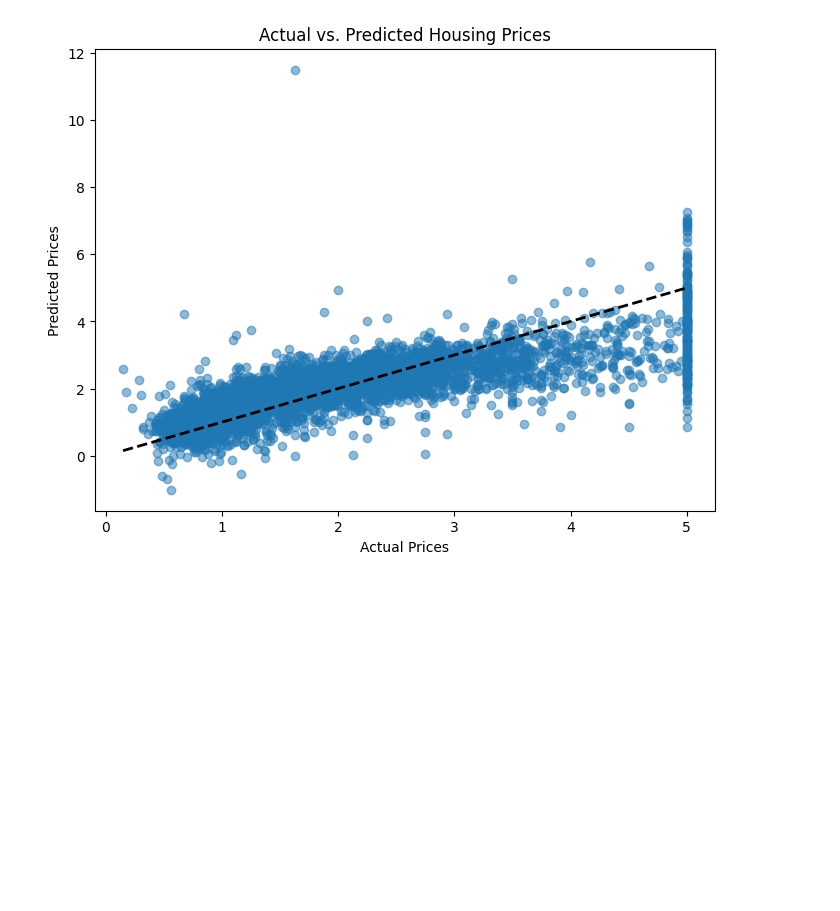
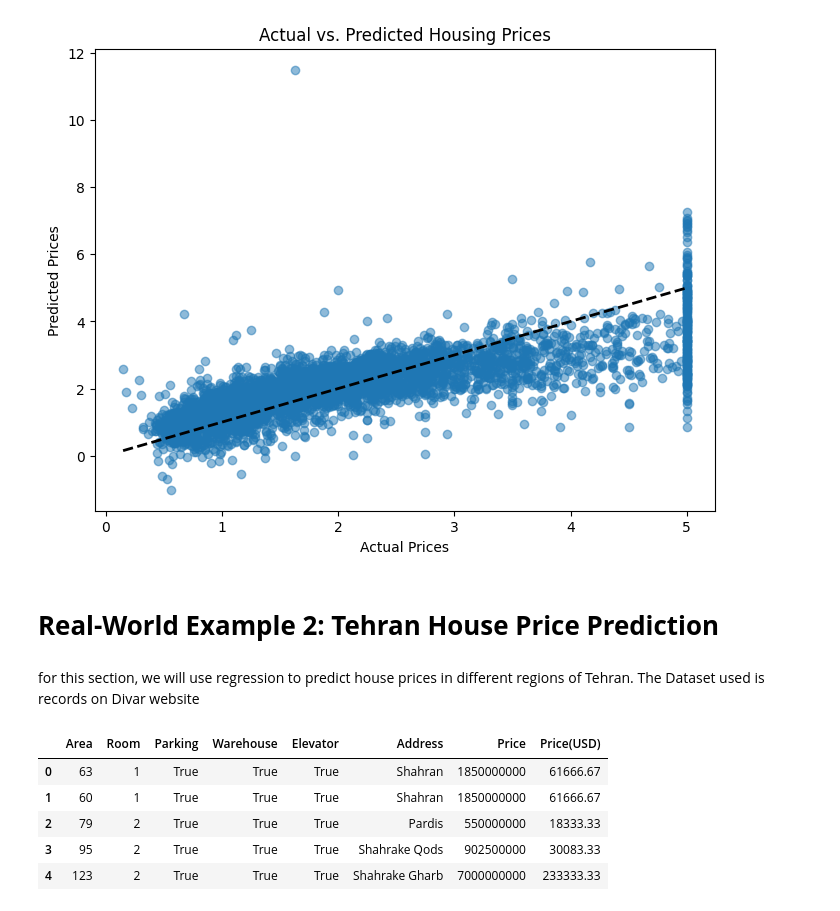
Before and after one commit to hoseinAkbari97/machine_learning_course, a Jupyter notebook: Chapter_01_Supervised_Learning/regression/Linear_Regression_1.ipynb, the cells around one changed output. Saved outputs shown, nothing was run; the diff lists cells and outputs as text; code cells hidden in the pictures; blank space fills up the shorter version.

```diff
--- a/Chapter_01_Supervised_Learning/regression/Linear_Regression_1.ipynb
+++ b/Chapter_01_Supervised_Learning/regression/Linear_Regression_1.ipynb
@@ -566,3 +566,7 @@ plt.title('Actual vs. Predicted Housing Prices')
 plt.show()
 # %% [output]
 [figure]
+# %% [markdown]
+# **Real-World Example 2: Tehran House Price Prediction**
+# %% [markdown]
+for this section, we will use regression to predict house prices in different regions of Tehran. The Dataset used is records on Divar website
@@ -568,0 +581,12 @@ plt.show()
+# %%
+file_path = '/content/sample_data/housePrice.xlsx'
+df = pd.read_excel(file_path)
+
+df.head()
+# %% [output]
+|  | Area | Room | Parking | Warehouse | Elevator | Address | Price | Price(USD) |
+| 0 | 63 | 1 | True | True | True | Shahran | 1850000000 | 61666.67 |
+| 1 | 60 | 1 | True | True | True | Shahran | 1850000000 | 61666.67 |
+| 2 | 79 | 2 | True | True | True | Pardis | 550000000 | 18333.33 |
+| 3 | 95 | 2 | True | True | True | Shahrake Qods | 902500000 | 30083.33 |
+| 4 | 123 | 2 | True | True | True | Shahrake Gharb | 7000000000 | 233333.33 |
```
Also changed, not shown: parts of 2 cells of this notebook.
